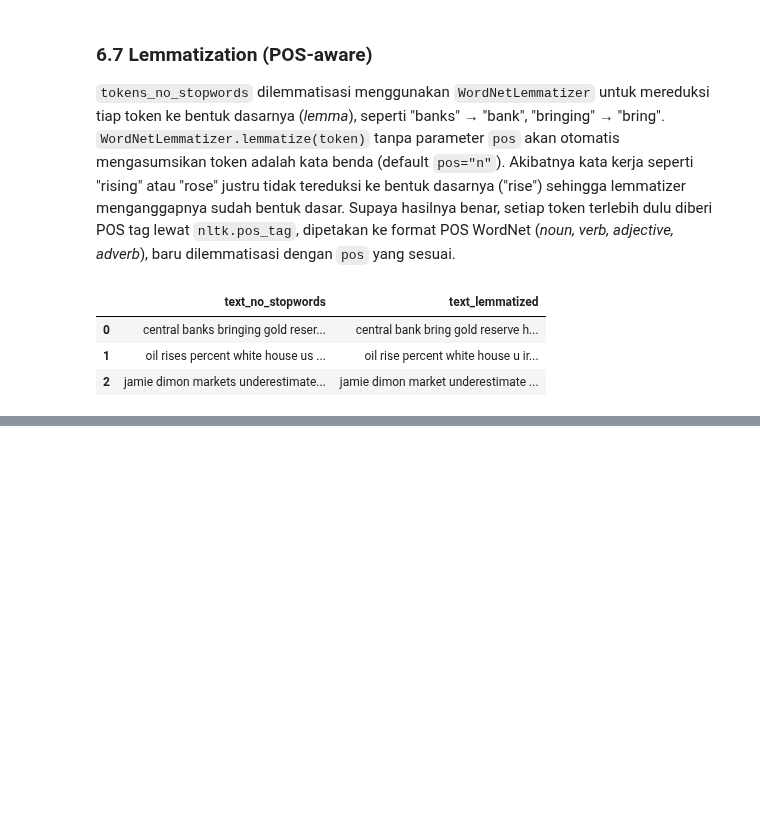
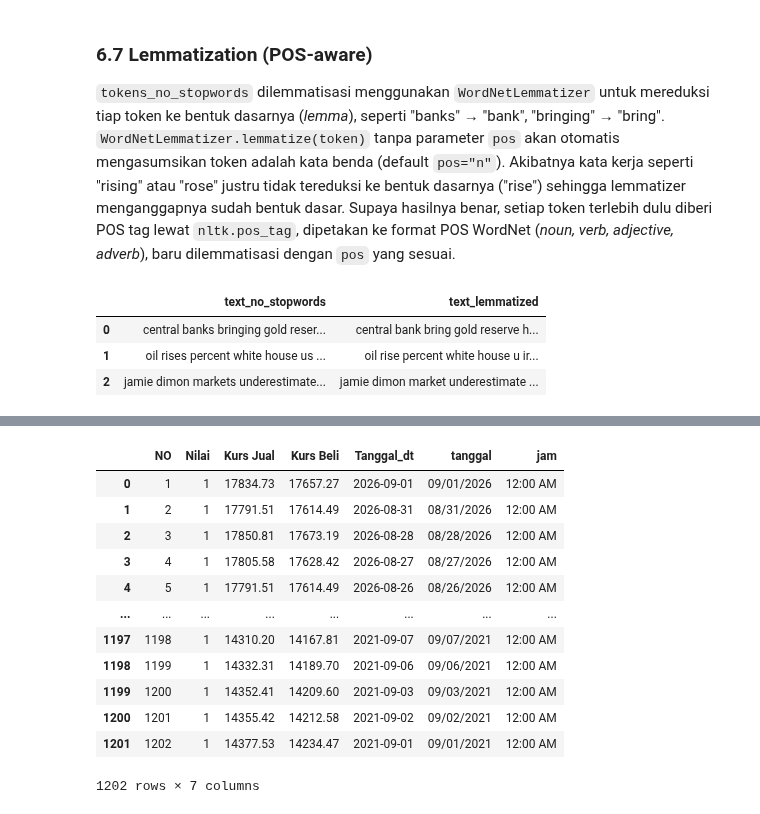
Before and after one commit to farsyaant/nlpproject-grestercinta, a Jupyter notebook: src/preprocessing_pipeline.ipynb, the cells around one changed output, grey strips where cells are left out. Drawn from its saved outputs; the diff is of its cells as text; code cells hidden in the pictures; blank space fills up the shorter version.

```diff
--- a/src/preprocessing_pipeline.ipynb
+++ b/src/preprocessing_pipeline.ipynb
@@ -670,0 +721,16 @@ news[["text_no_stopwords", "text_lemmatized"]].head(3)
+# %%
+bi_raw
+# %% [output]
+|  | NO | Nilai | Kurs Jual | Kurs Beli | Tanggal_dt | tanggal | jam |
+| 0 | 1 | 1 | 17834.73 | 17657.27 | 2026-09-01 | 09/01/2026 | 12:00 AM |
+| 1 | 2 | 1 | 17791.51 | 17614.49 | 2026-08-31 | 08/31/2026 | 12:00 AM |
+| 2 | 3 | 1 | 17850.81 | 17673.19 | 2026-08-28 | 08/28/2026 | 12:00 AM |
+| 3 | 4 | 1 | 17805.58 | 17628.42 | 2026-08-27 | 08/27/2026 | 12:00 AM |
+| 4 | 5 | 1 | 17791.51 | 17614.49 | 2026-08-26 | 08/26/2026 | 12:00 AM |
+| ... | ... | ... | ... | ... | ... | ... | ... |
+| 1197 | 1198 | 1 | 14310.20 | 14167.81 | 2021-09-07 | 09/07/2021 | 12:00 AM |
+| 1198 | 1199 | 1 | 14332.31 | 14189.70 | 2021-09-06 | 09/06/2021 | 12:00 AM |
+| 1199 | 1200 | 1 | 14352.41 | 14209.60 | 2021-09-03 | 09/03/2021 | 12:00 AM |
+| 1200 | 1201 | 1 | 14355.42 | 14212.58 | 2021-09-02 | 09/02/2021 | 12:00 AM |
+| 1201 | 1202 | 1 | 14377.53 | 14234.47 | 2021-09-01 | 09/01/2021 | 12:00 AM |
+1202 rows × 7 columns
```
Also changed, not shown: parts of 11 cells of this notebook, 1 other file.
